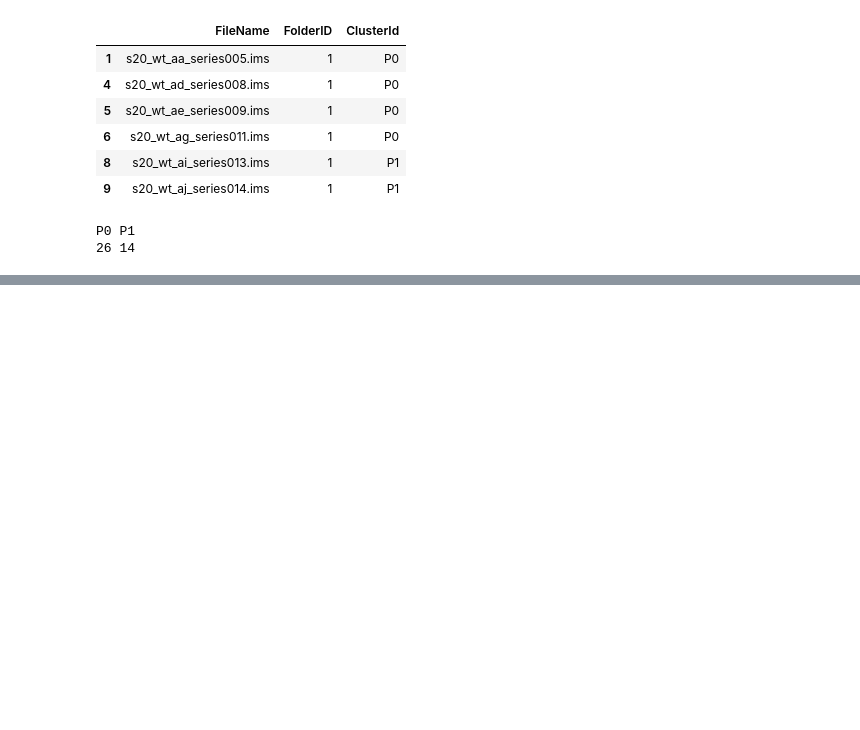
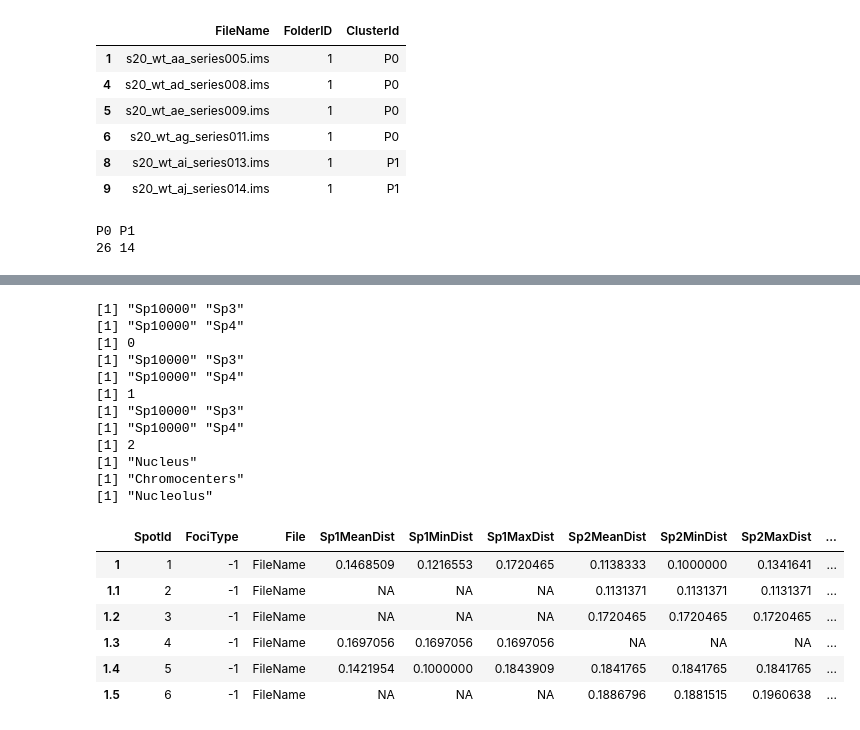
Before and after one commit to Menigedegna/Point-Pattern-Analysis, a Jupyter notebook: RNA PolII Data processing.ipynb, the cells around one changed output, grey strips where cells are left out. Drawn from its saved outputs; the diff is of its cells as text; code cells hidden in the pictures; blank space fills up the shorter version.

```diff
--- a/RNA PolII Data processing.ipynb
+++ b/RNA PolII Data processing.ipynb
@@ -347,4 +297,0 @@ ProcessOneFOlder<-function(FolderPath){
-# %%
-#MotherFolder= "Z:\\Result0309\\s20_Wt" #windows
-MotherFolder= "/home/nani/smb4k/BOTSERV4.UZH.CH/gr_ug_ext/mashen2/Result0309/s20_Wt" #linux
-ProcessOneFOlder(MotherFolder)
@@ -416,7 +334,7 @@ SelectFiles <- function(FolderPath)
 }
 # %%
 MotherFolder= "/home/nani/smb4k/BOTSERV4.UZH.CH/gr_ug_ext/mashen2/Result0309/s20_Wt"
-FileName<-SelectFiles(FolderPath)
+FileName<-SelectFiles(MotherFolder)
 # %%
 print(dim(FileName))
 head(FileName)
@@ -563,3 +513,30 @@ ProcessOneSimImage<-function(MotherFolder, ImageId,ImageIdVert, FileName, MaskId
   Intensity<-cbind(Intensity[ , (names(Intensity) %in% drops)], NormDf)
   Intensity
 }
+# %%
+HightPath <- "Z:\\Result0309\\s20_Wt"
+IsLinux<-FALSE
+highFol<-"1"
+MotherFolder <- paste(HightPath, highFol, sep=ifelse(IsLinux, "/", "\\"))
+res<- ProcessOneImage(MotherFolder, 1,1, "FileName", "Simulated", IsLinux)
+head(res)
+# %% [output]
+[1] "Sp10000" "Sp3"
+[1] "Sp10000" "Sp4"
+[1] 0
+[1] "Sp10000" "Sp3"
+[1] "Sp10000" "Sp4"
+[1] 1
+[1] "Sp10000" "Sp3"
+[1] "Sp10000" "Sp4"
+[1] 2
+[1] "Nucleus"
+[1] "Chromocenters"
+[1] "Nucleolus"
+|  | SpotId | FociType | File | Sp1MeanDist | Sp1MinDist | Sp1MaxDist | Sp2MeanDist | Sp2MinDist | Sp2MaxDist | ... |
+| 1 | 1 | -1 | FileName | 0.1468509 | 0.1216553 | 0.1720465 | 0.1138333 | 0.1000000 | 0.1341641 | ... |
+| 1.1 | 2 | -1 | FileName | NA | NA | NA | 0.1131371 | 0.1131371 | 0.1131371 | ... |
+| 1.2 | 3 | -1 | FileName | NA | NA | NA | 0.1720465 | 0.1720465 | 0.1720465 | ... |
+| 1.3 | 4 | -1 | FileName | 0.1697056 | 0.1697056 | 0.1697056 | NA | NA | NA | ... |
+| 1.4 | 5 | -1 | FileName | 0.1421954 | 0.1000000 | 0.1843909 | 0.1841765 | 0.1841765 | 0.1841765 | ... |
+| 1.5 | 6 | -1 | FileName | NA | NA | NA | 0.1886796 | 0.1881515 | 0.1960638 | ... |
```
Also changed, not shown: parts of 20 cells of this notebook.
